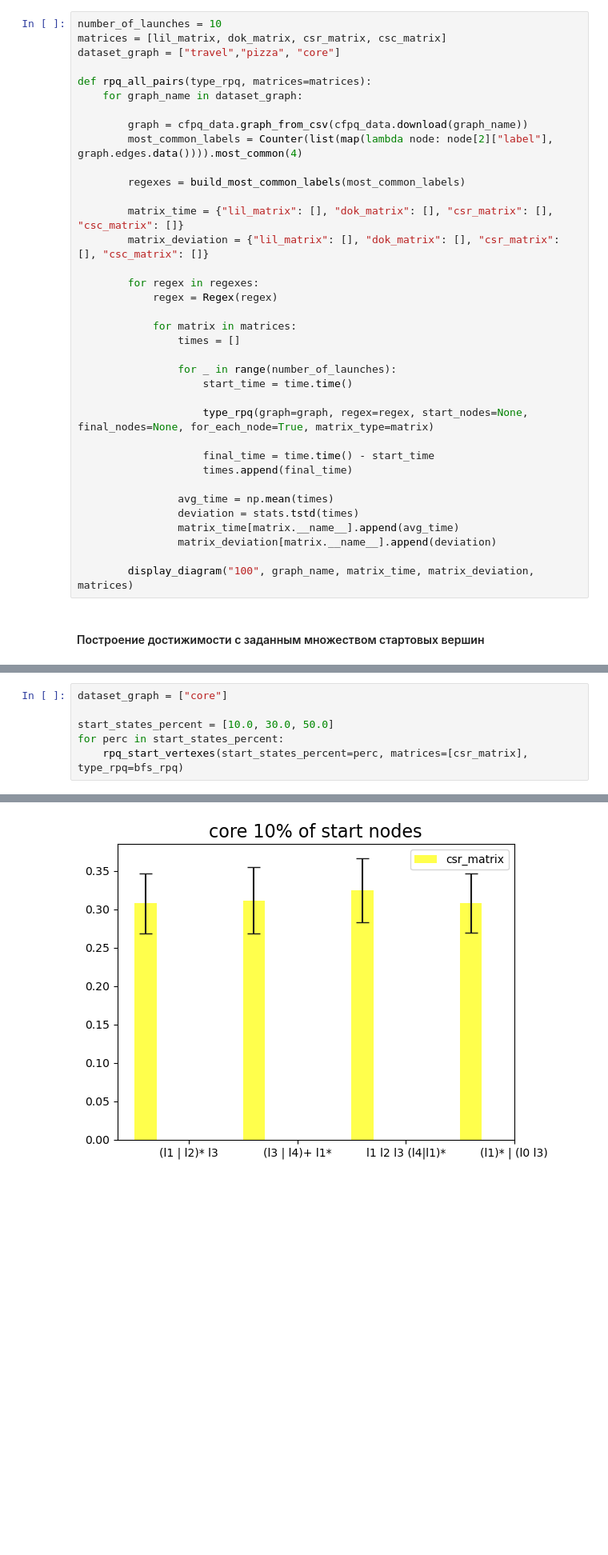
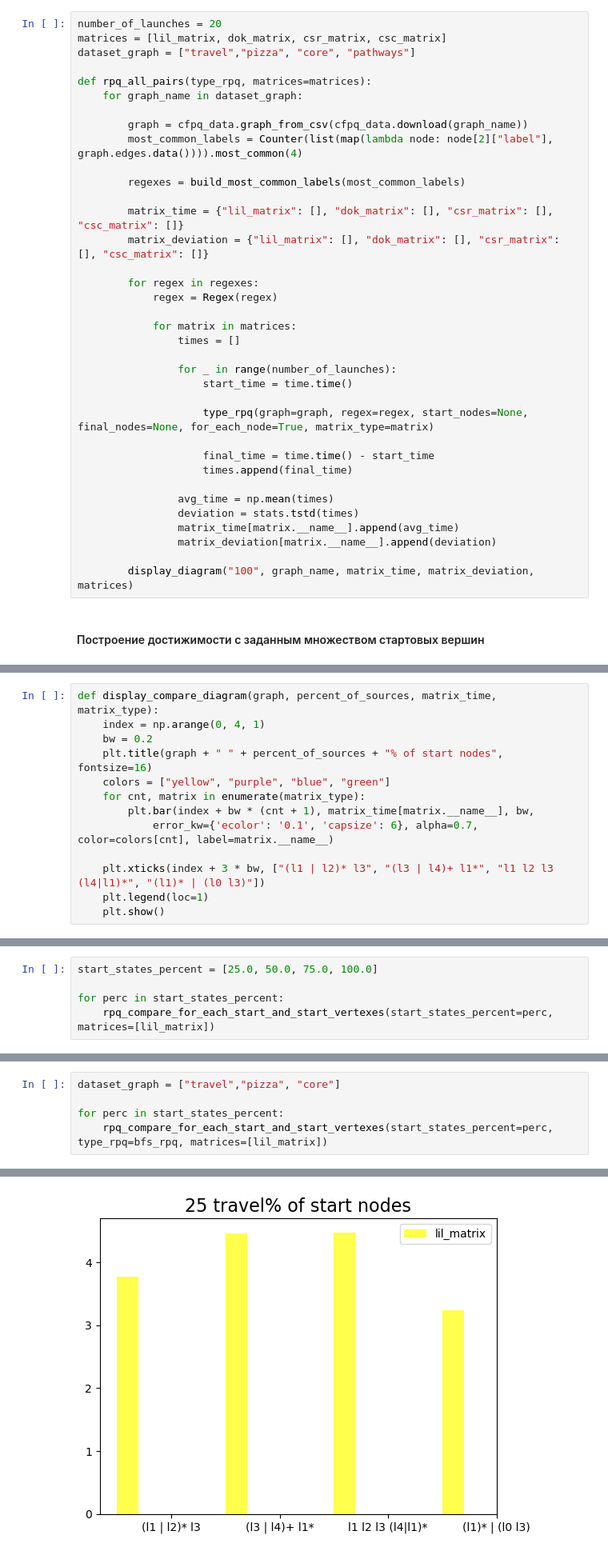
Before and after one commit to sayumikko/formal-lang-course, a Jupyter notebook: RPQ_experiment.ipynb, the cells around one changed output, grey strips where cells are left out. Shown at 80% size. Cells and saved outputs as stored; diff of their text form; blank space fills up the shorter version.

```diff
--- a/RPQ_experiment.ipynb
+++ b/RPQ_experiment.ipynb
@@ -139,9 +143,9 @@ def build_most_common_labels(most_common_labels):
 # %% [markdown]
 #### Построение достижимости для всех пар вершин
 # %%
-number_of_launches = 10
+number_of_launches = 20
 matrices = [lil_matrix, dok_matrix, csr_matrix, csc_matrix]
-dataset_graph = ["travel","pizza", "core"]
+dataset_graph = ["travel","pizza", "core", "pathways"]
 
 def rpq_all_pairs(type_rpq, matrices=matrices):
     for graph_name in dataset_graph:
@@ -245,0 +282,13 @@ def rpq_for_each_start(start_states_percent=30, matrices=matrices, type_rpq=tens
+# %%
+def display_compare_diagram(graph, percent_of_sources, matrix_time, matrix_type):
+    index = np.arange(0, 4, 1)
+    bw = 0.2
+    plt.title(graph + " " + percent_of_sources + "% of start nodes", fontsize=16)
+    colors = ["yellow", "purple", "blue", "green"]
+    for cnt, matrix in enumerate(matrix_type):
+        plt.bar(index + bw * (cnt + 1), matrix_time[matrix.__name__], bw,
+            error_kw={'ecolor': '0.1', 'capsize': 6}, alpha=0.7, color=colors[cnt], label=matrix.__name__)
+
+    plt.xticks(index + 3 * bw, ["(l1 | l2)* l3", "(l3 | l4)+ l1*", "l1 l2 l3 (l4|l1)*", "(l1)* | (l0 l3)"])
+    plt.legend(loc=1)
+    plt.show()
@@ -372,0 +402,5 @@ rpq_for_each_start(type_rpq=tensor_rpq)
+# %%
+start_states_percent = [25.0, 50.0, 75.0, 100.0]
+
+for perc in start_states_percent:
+    rpq_compare_for_each_start_and_start_vertexes(start_states_percent=perc, matrices=[lil_matrix])
@@ -373,7 +421,6 @@ rpq_for_each_start(type_rpq=tensor_rpq)
 # %%
-dataset_graph = ["core"]
+dataset_graph = ["travel","pizza", "core"]
 
-start_states_percent = [10.0, 30.0, 50.0]
 for perc in start_states_percent:
-    rpq_start_vertexes(start_states_percent=perc, matrices=[csr_matrix], type_rpq=bfs_rpq)
+    rpq_compare_for_each_start_and_start_vertexes(start_states_percent=perc, type_rpq=bfs_rpq, matrices=[lil_matrix])
 # %% [output]
@@ -386 +427 @@ for perc in start_states_percent:
-[figure, old version]
+[figure, new version]
```
Also changed, not shown: parts of 31 cells of this notebook.
